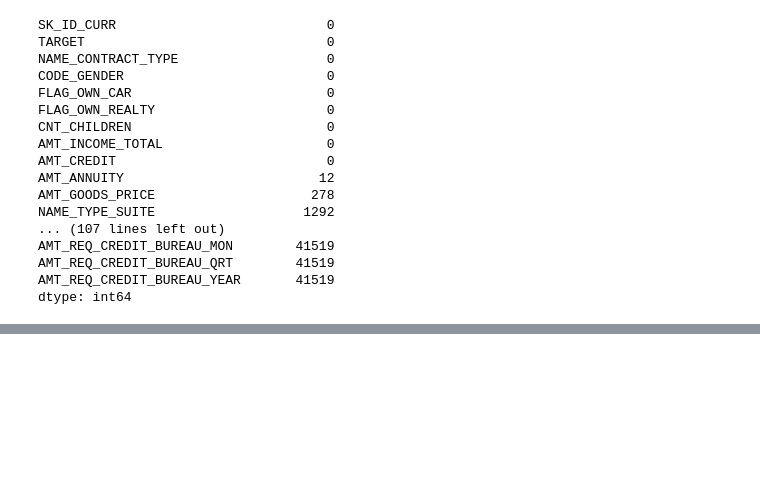
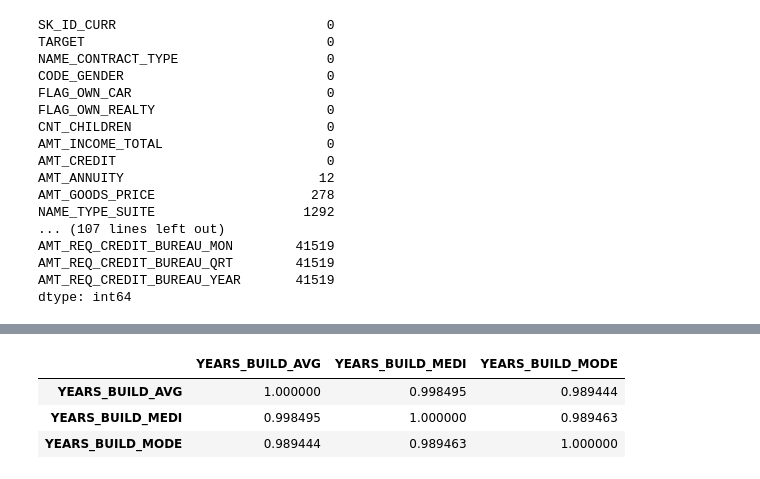
Before and after one commit to yuvraj619/Home_Credit_Default_Risk, a Jupyter notebook: home_credit_default_risk.ipynb, the cells around one changed output, grey strips where cells are left out. Cells and saved outputs as stored; diff of their text form; code cells hidden in the pictures; blank space fills up the shorter version.

```diff
--- a/home_credit_default_risk.ipynb
+++ b/home_credit_default_risk.ipynb
@@ -106,0 +114,7 @@ np.int64(9152465)
+# %%
+df[['YEARS_BUILD_AVG', 'YEARS_BUILD_MEDI', 'YEARS_BUILD_MODE']].corr()
+# %% [output]
+|  | YEARS_BUILD_AVG | YEARS_BUILD_MEDI | YEARS_BUILD_MODE |
+| YEARS_BUILD_AVG | 1.000000 | 0.998495 | 0.989444 |
+| YEARS_BUILD_MEDI | 0.998495 | 1.000000 | 0.989463 |
+| YEARS_BUILD_MODE | 0.989444 | 0.989463 | 1.000000 |
```
Also changed, not shown: parts of 9 cells of this notebook.
